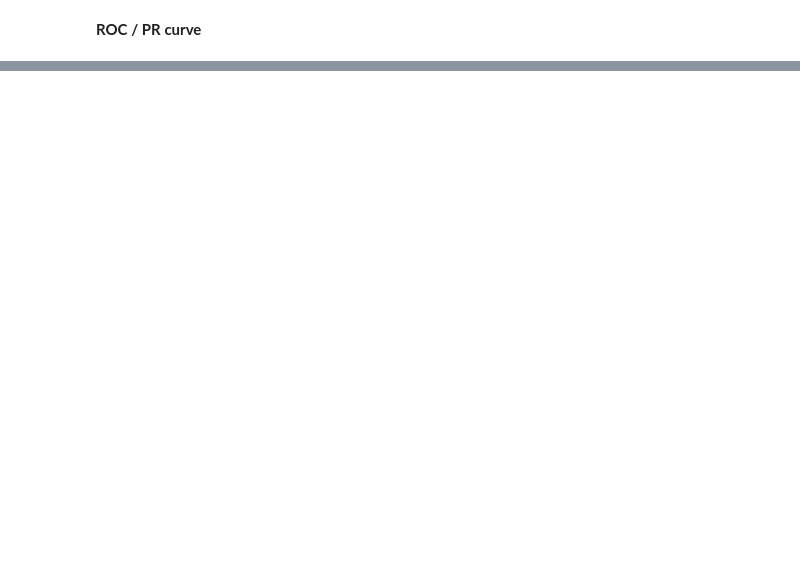
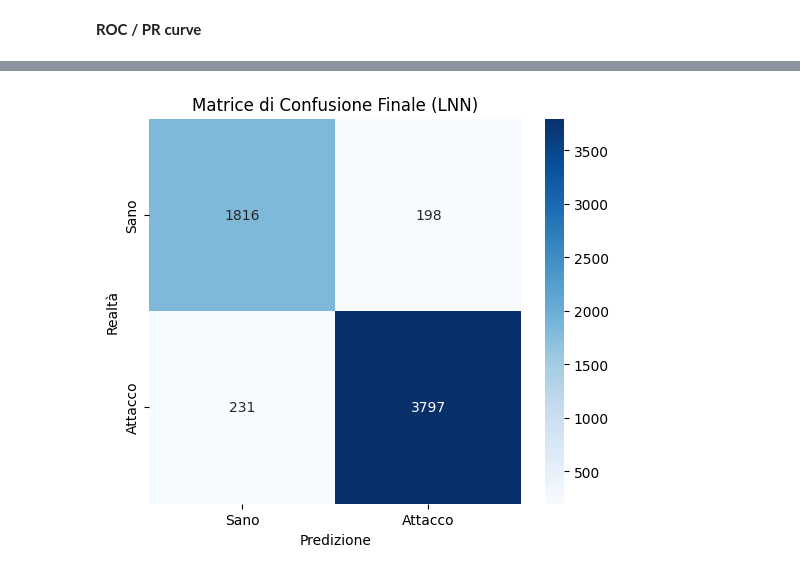
Before and after one commit to matteraggi/maritimeAIS, a Jupyter notebook: TrainingAIS.ipynb, the cells around one changed output, grey strips where cells are left out. Cells and saved outputs as stored; diff of their text form; code cells hidden in the pictures; blank space fills up the shorter version.

```diff
--- a/TrainingAIS.ipynb
+++ b/TrainingAIS.ipynb
@@ -2106,0 +1110,20 @@ plot_confusion_matrix(conf_matrix)
+# %%
+# === 1. GENERAZIONE TARGET ATTACCATI (Necessario per la Detection) ===
+# Dobbiamo sapere cosa "dichiara" l'hacker nel futuro per calcolare la discrepanza
+
+def generate_attacked_targets(y_clean, std_delta, attack_type="drift", drift_meters=0):
+    y_attacked = y_clean.copy()
+    if attack_type == "drift":
+        # Applichiamo lo stesso drift ai target futuri
+        # Nota: approssimazione valida per il calcolo dell'errore
+        for i in range(len(y_attacked)):
+            y_attacked[i] = apply_drift_attack(y_clean[i], std_delta, drift_meters, start_idx=0)
+    elif attack_type == "turn":
+        for i in range(len(y_attacked)):
+            y_attacked[i] = apply_turn_attack(y_clean[i], std_delta, start_idx=0)
+    return y_attacked
+
+print("Generazione Target Attaccati (per confronto Detection)...")
+y_drift = generate_attacked_targets(y_clean, STD_DELTA, "drift", drift_meters=5000)
+y_turn  = generate_attacked_targets(y_clean, STD_DELTA, "turn")
+print("✅ Target Falsificati pronti.")
@@ -2106,0 +1346,62 @@ plot_confusion_matrix(conf_matrix)
+# %%
+# === 3. FINAL DETECTION SYSTEM & CONFUSION MATRIX ===
+
+def final_detection_eval(model, thresh_nn, thresh_phy):
+    # Ricalcolo soglie per sicurezza sui dati sani (vs Observed, che è Clean)
+    # Anomaly Score su Clean = MSE(Pred, y_clean)
+    clean_scores_nn = get_mse_scores(model, X_clean, y_clean)
+    clean_scores_phy = get_physics_residuals(X_clean)
+
+    # Imposta soglie al 95° percentile (5% falsi allarmi tollerati)
+    T_NN = np.percentile(clean_scores_nn, 95)
+    T_PHY = np.percentile(clean_scores_phy, 95)
+
+    print(f"Soglie Calibrate: NN={T_NN:.4f}, PHY={T_PHY:.4f}")
+
+    def detect(X, y_observed):
+        # 1. NN Check: Predizione vs DATO OSSERVATO (non verità)
+        # Se l'input è hackerato, y_observed è la continuazione dell'attacco
+        mse = get_mse_scores(model, X, y_observed)
+        alarm_nn = mse > T_NN
+
+        # 2. Physics Check
+        phy = get_physics_residuals(X)
+        alarm_phy = phy > T_PHY
+
+        return np.logical_or(alarm_nn, alarm_phy).astype(int)
+
+    # --- ESECUZIONE ---
+    # Clean: Observed = Truth
+    pred_clean = detect(X_clean, y_clean)
+
+    # Drift: Observed = Attacked Target
+    pred_drift = detect(X_drift, y_drift)
+
+    # Turn: Observed = Attacked Target
+    pred_turn  = detect(X_turn, y_turn)
+
+    # --- METRICHE ---
+    y_true = np.concatenate([np.zeros(len(pred_clean)), np.ones(len(pred_drift)), np.ones(len(pred_turn))])
+    y_pred = np.concatenate([pred_clean, pred_drift, pred_turn])
+
+    acc = accuracy_score(y_true, y_pred)
+    cm = confusion_matrix(y_true, y_pred)
+
+    print(f"\nAccuracy Globale: {acc*100:.2f}%")
+    print(f"False Alarm Rate: {np.mean(pred_clean)*100:.2f}%")
+    print(f"Detection Rate (Drift): {np.mean(pred_drift)*100:.2f}%")
+    print(f"Detection Rate (Turn):  {np.mean(pred_turn)*100:.2f}%")
+
+    return cm
+
+print("\n--- VALUTAZIONE FINALE LNN (Hybrid) ---")
+cm_final = final_detection_eval(model_lnn, 0, 0) # Le soglie le ricalcola dentro
+
+# Plot
+plt.figure(figsize=(6,5))
+sns.heatmap(cm_final, annot=True, fmt='d', cmap='Blues', xticklabels=['Sano', 'Attacco'], yticklabels=['Sano', 'Attacco'])
+plt.title("Matrice di Confusione Finale (LNN)")
+plt.ylabel("Realtà")
+plt.xlabel("Predizione")
+plt.show()
+# %% [output]
@@ -2106,0 +1415 @@ plot_confusion_matrix(conf_matrix)
+[figure, added]
```
Also changed, not shown: parts of 68 cells of this notebook, 3 other files.
